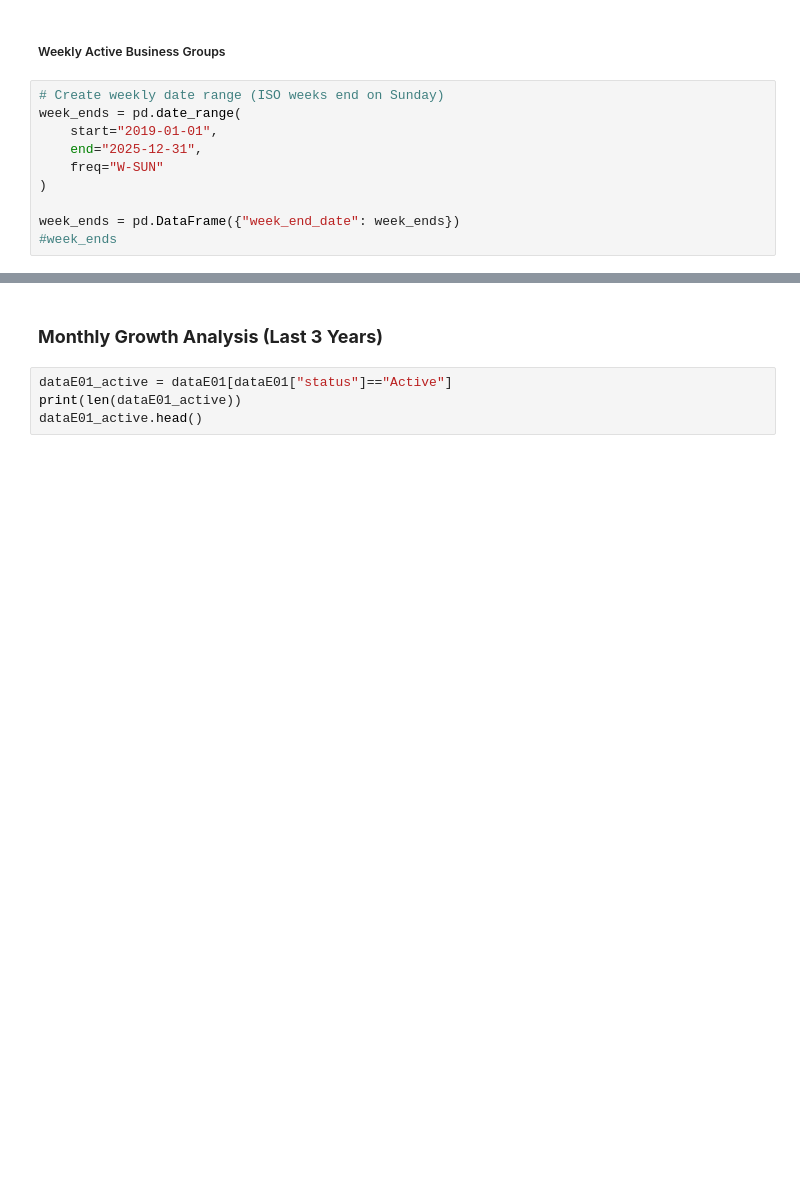
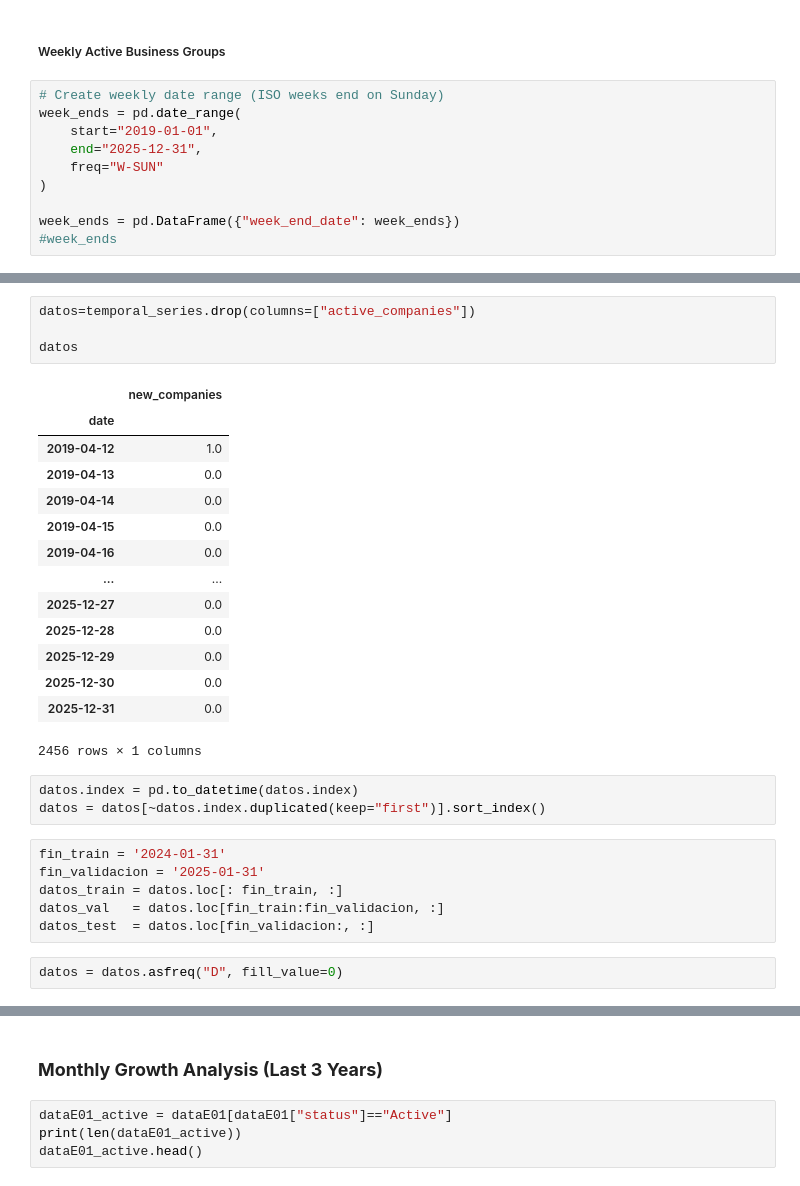
Before and after one commit to LinaMRuizG/Data-Analyst-Automation-Specialist-Test-Trial, a Jupyter notebook: solution.ipynb, the cells around one changed output, grey strips where cells are left out. Drawn from its saved outputs; the diff is of its cells as text; blank space fills up the shorter version.

```diff
--- a/solution.ipynb
+++ b/solution.ipynb
@@ -1256,0 +1205,30 @@ X
+# %%
+datos=temporal_series.drop(columns=["active_companies"])
+
+datos
+# %% [output]
+|  | new_companies |
+| date |  |
+| 2019-04-12 | 1.0 |
+| 2019-04-13 | 0.0 |
+| 2019-04-14 | 0.0 |
+| 2019-04-15 | 0.0 |
+| 2019-04-16 | 0.0 |
+| ... | ... |
+| 2025-12-27 | 0.0 |
+| 2025-12-28 | 0.0 |
+| 2025-12-29 | 0.0 |
+| 2025-12-30 | 0.0 |
+| 2025-12-31 | 0.0 |
+2456 rows × 1 columns
+# %%
+datos.index = pd.to_datetime(datos.index)
+datos = datos[~datos.index.duplicated(keep="first")].sort_index()
+# %%
+fin_train = '2024-01-31'
+fin_validacion = '2025-01-31'
+datos_train = datos.loc[: fin_train, :]
+datos_val   = datos.loc[fin_train:fin_validacion, :]
+datos_test  = datos.loc[fin_validacion:, :]
+# %%
+datos = datos.asfreq("D", fill_value=0)
```
Also changed, not shown: parts of 17 cells of this notebook.
